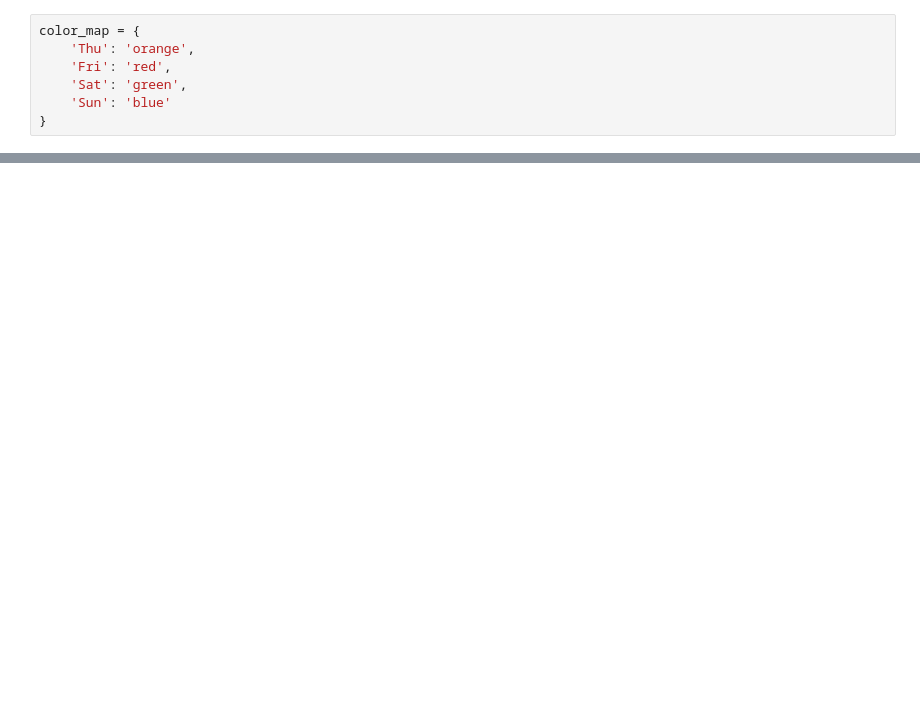
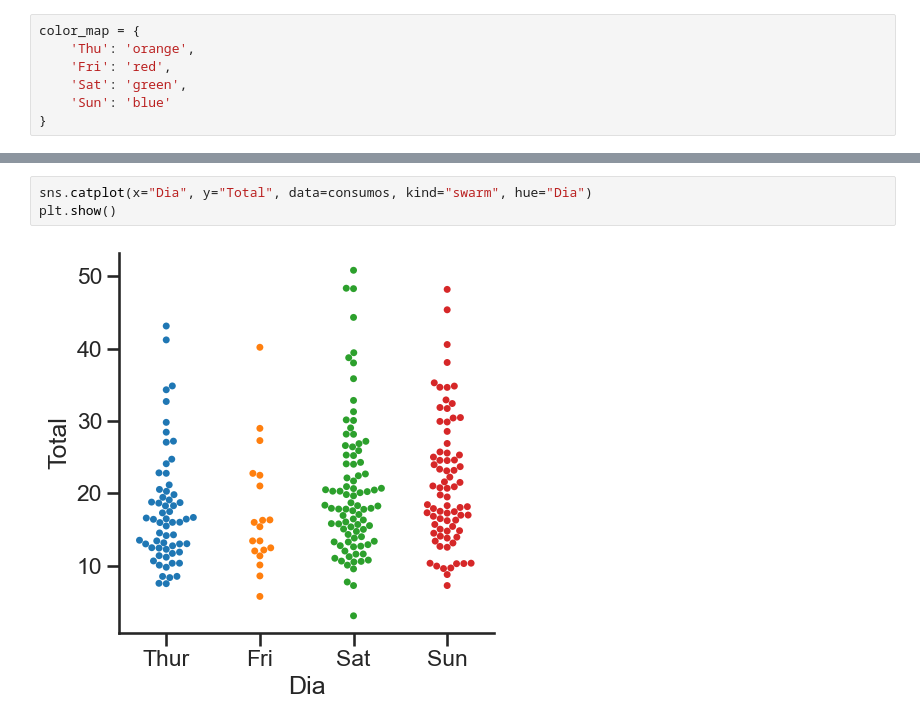
Before and after one commit to martinzwaryczz/ml_education_process, a Jupyter notebook: codigo_python/ejercicios_introductorios_seaborn/ejercicio_seaborn_6.ipynb, the cells around one changed output, grey strips where cells are left out. Saved outputs shown, nothing was run; the diff lists cells and outputs as text; blank space fills up the shorter version.

```diff
--- a/codigo_python/ejercicios_introductorios_seaborn/ejercicio_seaborn_6.ipynb
+++ b/codigo_python/ejercicios_introductorios_seaborn/ejercicio_seaborn_6.ipynb
@@ -31,0 +27,5 @@ plt.show()
+# %%
+sns.catplot(x="Dia", y="Total", data=consumos, kind="swarm", hue="Dia")
+plt.show()
+# %% [output]
+[figure, added]
```
Also changed, not shown: parts of 6 cells of this notebook.
